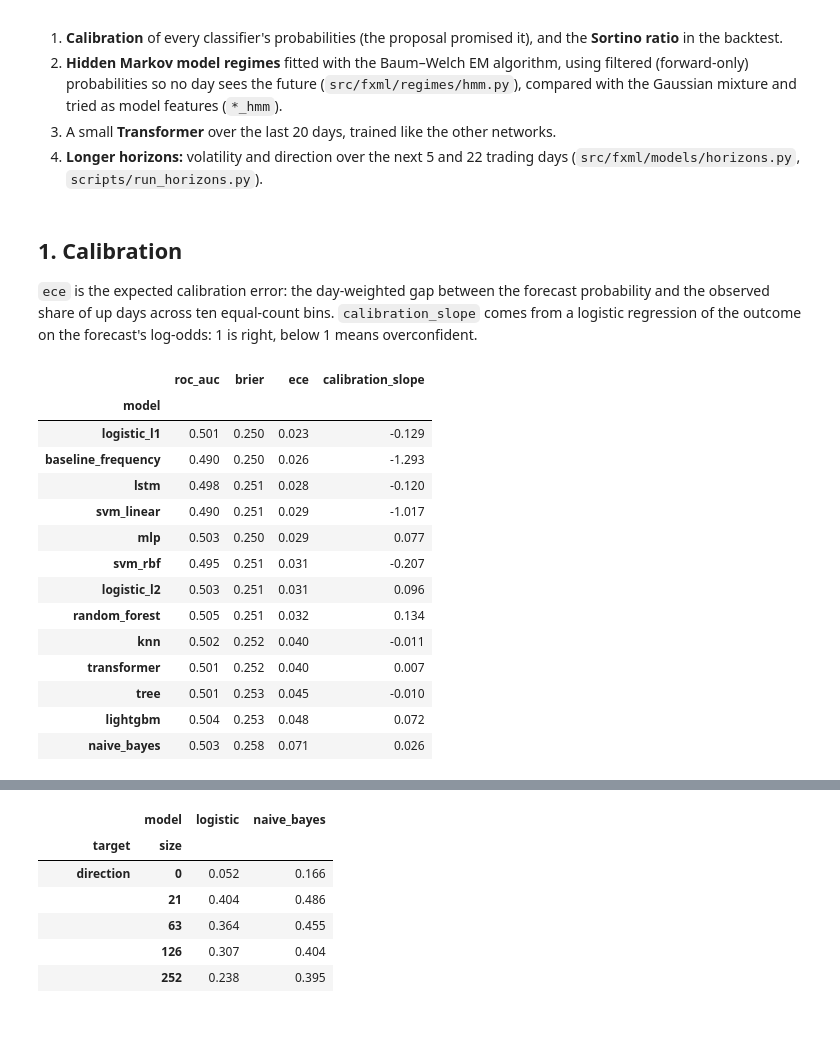
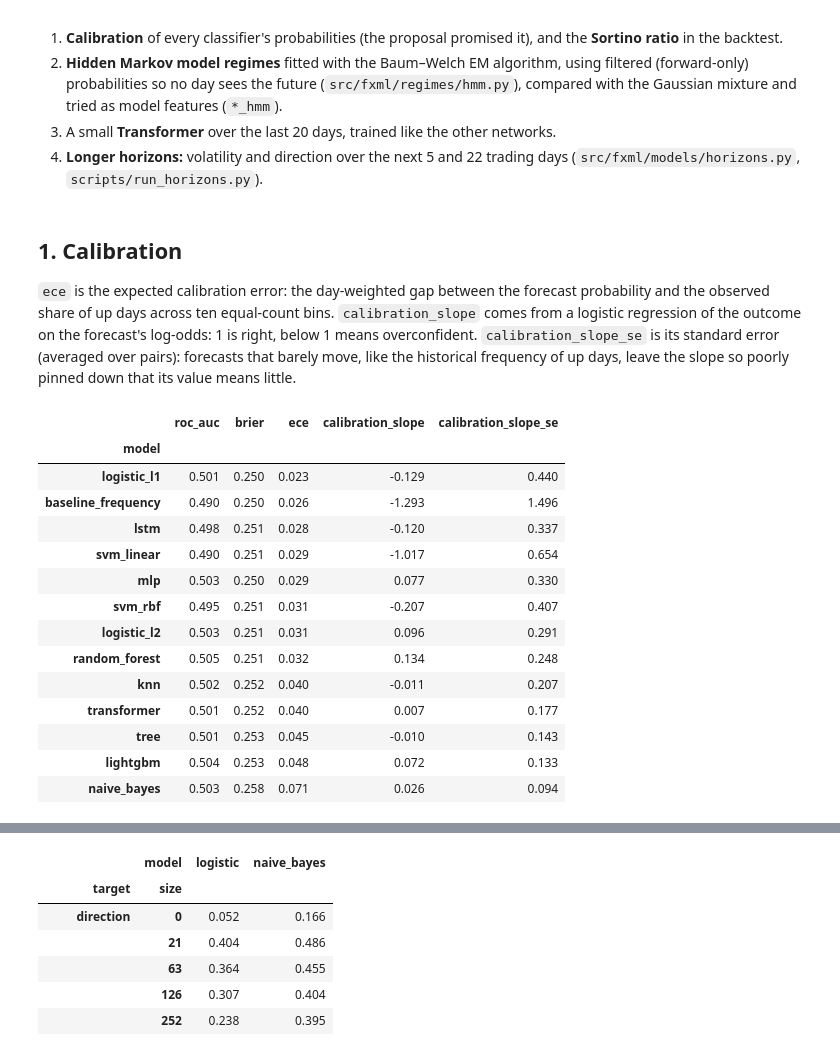
Before and after one commit to Aditya-00786/ML-Project_fx-forecasting, a Jupyter notebook: notebooks/08_extensions.ipynb, the cells around one changed output, grey strips where cells are left out. Cells and saved outputs as stored; diff of their text form; code cells hidden in the pictures; blank space fills up the shorter version.

```diff
--- a/notebooks/08_extensions.ipynb
+++ b/notebooks/08_extensions.ipynb
@@ -40,28 +40,28 @@ pd.set_option("display.precision", 3)
 # %% [markdown]
 ## 1. Calibration
 
-`ece` is the expected calibration error: the day-weighted gap between the forecast probability and the observed share of up days across ten equal-count bins. `calibration_slope` comes from a logistic regression of the outcome on the forecast's log-odds: 1 is right, below 1 means overconfident.
+`ece` is the expected calibration error: the day-weighted gap between the forecast probability and the observed share of up days across ten equal-count bins. `calibration_slope` comes from a logistic regression of the outcome on the forecast's log-odds: 1 is right, below 1 means overconfident. `calibration_slope_se` is its standard error (averaged over pairs): forecasts that barely move, like the historical frequency of up days, leave the slope so poorly pinned down that its value means little.
 # %%
 show = ["baseline_frequency", "logistic_l2", "logistic_l1", "naive_bayes", "knn", "tree",
         "svm_linear", "svm_rbf", "random_forest", "lightgbm", "mlp", "lstm", "transformer"]
 average = direction[direction.pair == "average"].set_index("model")
-average.loc[[m for m in show if m in average.index], ["roc_auc", "brier", "ece", "calibration_slope"]].sort_values("ece")
+average.loc[[m for m in show if m in average.index], ["roc_auc", "brier", "ece", "calibration_slope", "calibration_slope_se"]].sort_values("ece")
 # %% [output]
-|  | roc_auc | brier | ece | calibration_slope |
-| model |  |  |  |  |
-| logistic_l1 | 0.501 | 0.250 | 0.023 | -0.129 |
-| baseline_frequency | 0.490 | 0.250 | 0.026 | -1.293 |
-| lstm | 0.498 | 0.251 | 0.028 | -0.120 |
-| svm_linear | 0.490 | 0.251 | 0.029 | -1.017 |
-| mlp | 0.503 | 0.250 | 0.029 | 0.077 |
-| svm_rbf | 0.495 | 0.251 | 0.031 | -0.207 |
-| logistic_l2 | 0.503 | 0.251 | 0.031 | 0.096 |
-| random_forest | 0.505 | 0.251 | 0.032 | 0.134 |
-| knn | 0.502 | 0.252 | 0.040 | -0.011 |
-| transformer | 0.501 | 0.252 | 0.040 | 0.007 |
-| tree | 0.501 | 0.253 | 0.045 | -0.010 |
-| lightgbm | 0.504 | 0.253 | 0.048 | 0.072 |
-| naive_bayes | 0.503 | 0.258 | 0.071 | 0.026 |
+|  | roc_auc | brier | ece | calibration_slope | calibration_slope_se |
+| model |  |  |  |  |  |
+| logistic_l1 | 0.501 | 0.250 | 0.023 | -0.129 | 0.440 |
+| baseline_frequency | 0.490 | 0.250 | 0.026 | -1.293 | 1.496 |
+| lstm | 0.498 | 0.251 | 0.028 | -0.120 | 0.337 |
+| svm_linear | 0.490 | 0.251 | 0.029 | -1.017 | 0.654 |
+| mlp | 0.503 | 0.250 | 0.029 | 0.077 | 0.330 |
+| svm_rbf | 0.495 | 0.251 | 0.031 | -0.207 | 0.407 |
+| logistic_l2 | 0.503 | 0.251 | 0.031 | 0.096 | 0.291 |
+| random_forest | 0.505 | 0.251 | 0.032 | 0.134 | 0.248 |
+| knn | 0.502 | 0.252 | 0.040 | -0.011 | 0.207 |
+| transformer | 0.501 | 0.252 | 0.040 | 0.007 | 0.177 |
+| tree | 0.501 | 0.253 | 0.045 | -0.010 | 0.143 |
+| lightgbm | 0.504 | 0.253 | 0.048 | 0.072 | 0.133 |
+| naive_bayes | 0.503 | 0.258 | 0.071 | 0.026 | 0.094 |
 # %%
 fig, axes = plt.subplots(1, 2, figsize=(10, 4), sharex=False)
 ax = axes[0]
```
Also changed, not shown: parts of 4 cells of this notebook, 22 other files.
